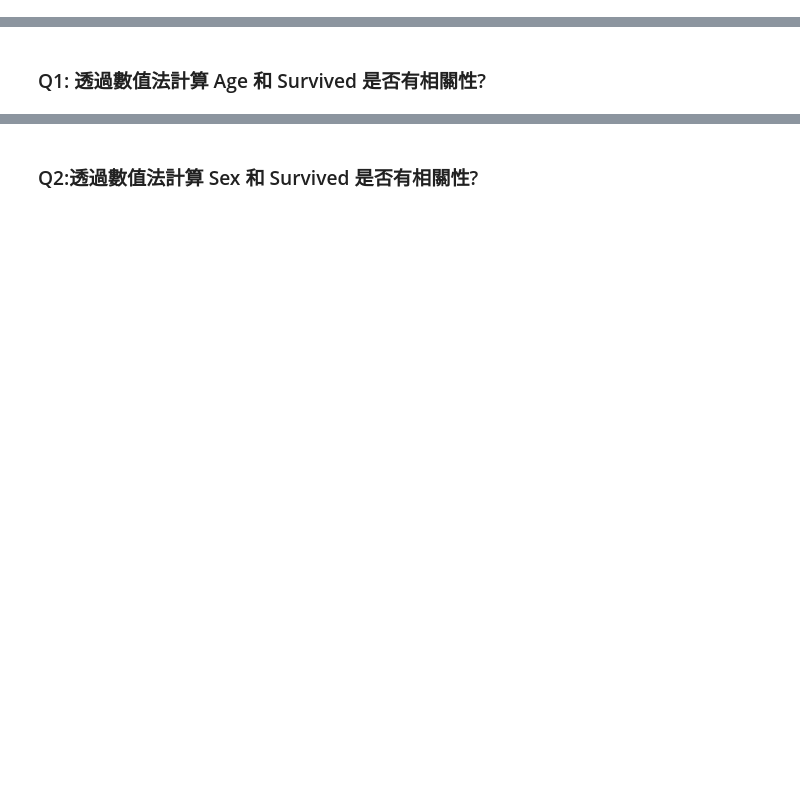
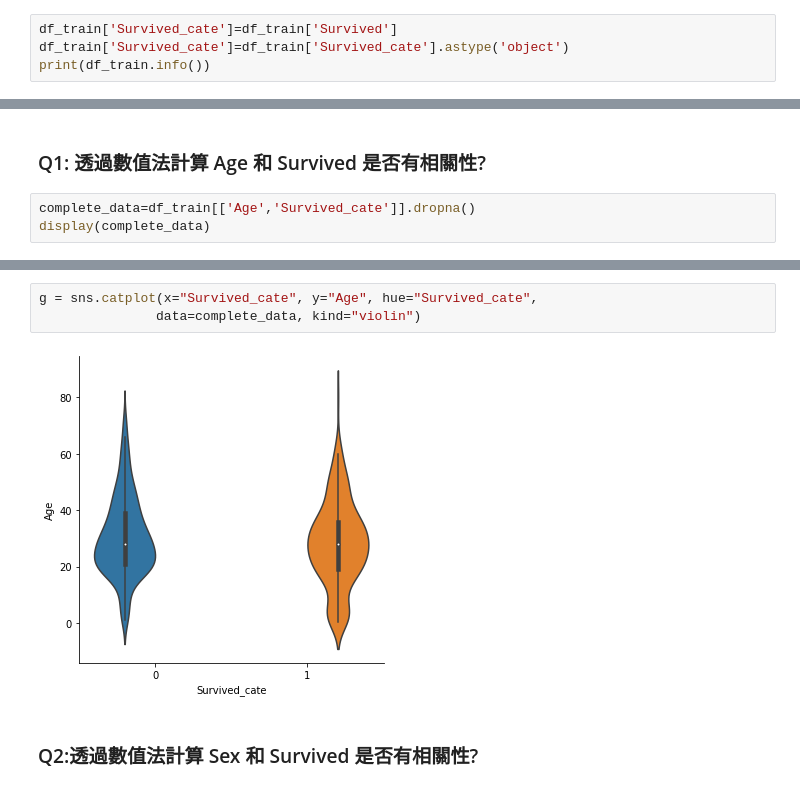
Before and after one commit to Gordon-jia/ML100Days, a Jupyter notebook: homework/day038.ipynb, the cells around one changed output, grey strips where cells are left out. Saved outputs shown, nothing was run; the diff lists cells and outputs as text; blank space fills up the shorter version.

```diff
--- a/homework/day038.ipynb
+++ b/homework/day038.ipynb
@@ -52,3 +50,7 @@ memory usage: 83.7+ KB
 None
 # %%
 ## 這邊我們做一個調整，把 Survived 變成離散型變數 Survived_cate
+# %%
+df_train['Survived_cate']=df_train['Survived']
+df_train['Survived_cate']=df_train['Survived_cate'].astype('object')
+print(df_train.info())
@@ -55,2 +86,5 @@ None
 # %% [markdown]
 ###  Q1: 透過數值法計算  Age 和  Survived  是否有相關性?
+# %%
+complete_data=df_train[['Age','Survived_cate']].dropna()
+display(complete_data)
@@ -57,2 +129,7 @@ None
+# %%
+g = sns.catplot(x="Survived_cate", y="Age", hue="Survived_cate",
+               data=complete_data, kind="violin")
+# %% [output]
+[figure, added]
 # %% [markdown]
 ### Q2:透過數值法計算  Sex 和 Survived  是否有相關性?
```
Also changed, not shown: parts of 16 cells of this notebook.
